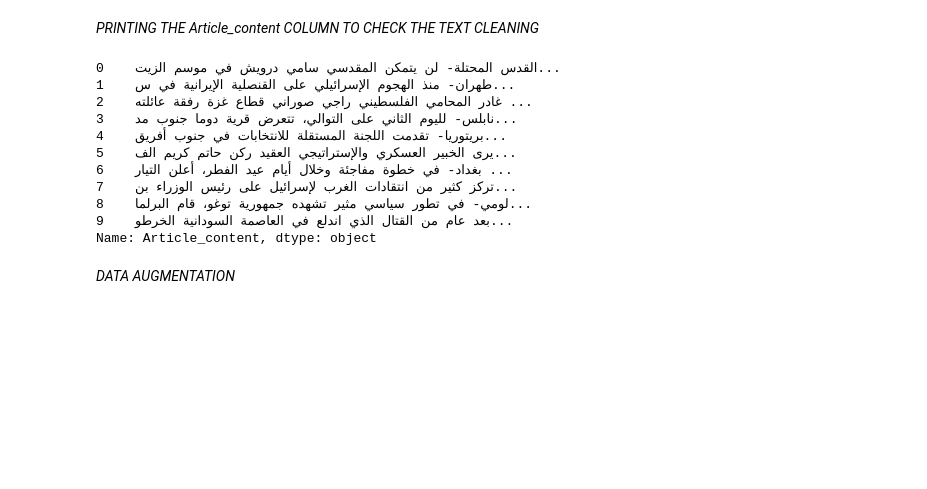
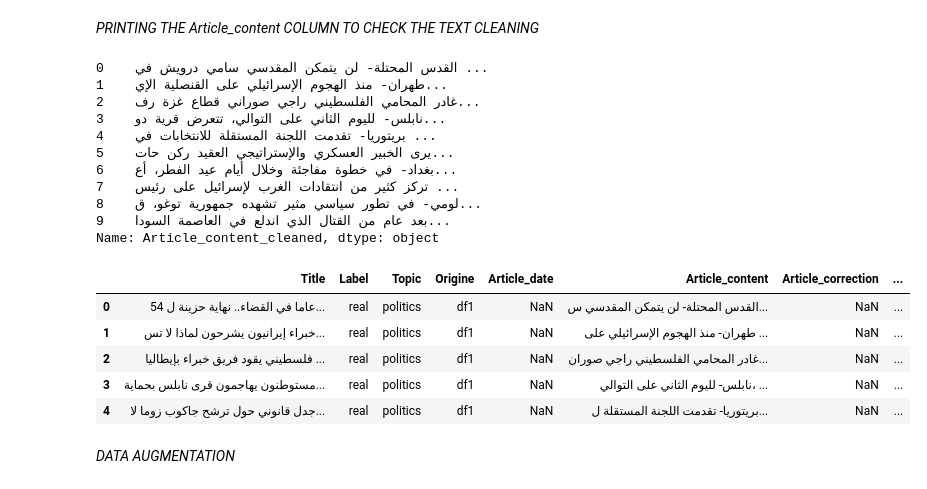
Before and after one commit to elaaatif/NLP-Creation-of-BERT-LSTM-BILSTM-for-Arabic-news-Dataset, a Jupyter notebook: DATA-CLEANING.IPYNB, the cells around one changed output. Drawn from its saved outputs; the diff is of its cells as text; code cells hidden in the pictures; blank space fills up the shorter version.

```diff
--- a/DATA-CLEANING.IPYNB
+++ b/DATA-CLEANING.IPYNB
@@ -32,3 +32,14 @@ df.describe()
 # Replace empty strings ('[]' and "['']") with NaN
 df['Article_content'] = df['Article_content'].replace(['[]', "['']"], np.nan)
 df['Article_correction'] = df['Article_correction'].replace(['[]', "['']"], np.nan)
+# %%
+# Replace 'df' with the name of your DataFrame if it's different
+
+# Check if Article_content contains the specified text
+df['contains_text'] = df['Article_content'].str.contains('تابع الجزيرة نت على', na=False)
+
+# Set Label to 'real' where contains_text is True and Label is nan
+df.loc[df['contains_text'] & df['Label'].isna(), 'Label'] = 'real'
+
+# Drop the temporary column
+df.drop(columns=['contains_text'], inplace=True)
@@ -110,7 +140,9 @@ legitimacy_mapping = {
     'زائف جزئي': 'fake',
     'ساخر': 'fake',
     'رأي': 'fake',
-    'reel' : 'real'
+    'reel' : 'real',
+    'real' : 'real',
+    'fake' : 'fake',
 }
 
 # Map legitimacy values
@@ -265,30 +297,40 @@ def clean_arabic_text(text):
     return text
 
 # Apply the cleaning function to the 'Article_content' & 'Article_correction' columns
-df['Article_content'] = df['Article_content'].astype(str).apply(clean_arabic_text)
-df['Article_correction'] = df['Article_correction'].astype(str).apply(clean_arabic_text)
+df['Article_content_cleaned'] = df['Article_content'].astype(str).apply(clean_arabic_text)
+df['Article_correction_cleaned'] = df['Article_correction'].astype(str).apply(clean_arabic_text)
 # %% [markdown]
 *PRINTING THE Article_content COLUMN TO CHECK THE TEXT CLEANING*
 # %%
 # Set display options to show entire text - ENABLE IF YOU WANT TO DISPLAY ENTIRE TEXT
 #pd.set_option('display.max_colwidth', None)
 
-filtered_df = df[df['Article_content'].notnull()]
+filtered_df = df[df['Article_content_cleaned'].notnull()]
 
 # Print the first 10 rows of the 'Article_content' column where it is not NaN
-print(filtered_df['Article_content'].head(10))
+print(filtered_df['Article_content_cleaned'].head(10))
 # %% [output]
-0    القدس المحتلة- لن يتمكن المقدسي سامي درويش في موسم الزيت...
-1    طهران- منذ الهجوم الإسرائيلي على القنصلية الإيرانية في س...
-2    غادر المحامي الفلسطيني راجي صوراني قطاع غزة رفقة عائلته ...
-3    نابلس- لليوم الثاني على التوالي، تتعرض قرية دوما جنوب مد...
-4    بريتوريا- تقدمت اللجنة المستقلة للانتخابات في جنوب أفريق...
-5    يرى الخبير العسكري والإستراتيجي العقيد ركن حاتم كريم الف...
-6    بغداد- في خطوة مفاجئة وخلال أيام عيد الفطر، أعلن التيار ...
-7    تركز كثير من انتقادات الغرب لإسرائيل على رئيس الوزراء بن...
-8    لومي- في تطور سياسي مثير تشهده جمهورية توغو، قام البرلما...
-9    بعد عام من القتال الذي اندلع في العاصمة السودانية الخرطو...
-Name: Article_content, dtype: object
+0    القدس المحتلة- لن يتمكن المقدسي سامي درويش في ...
+1    طهران- منذ الهجوم الإسرائيلي على القنصلية الإي...
+2    غادر المحامي الفلسطيني راجي صوراني قطاع غزة رف...
+3    نابلس- لليوم الثاني على التوالي، تتعرض قرية دو...
+4    بريتوريا- تقدمت اللجنة المستقلة للانتخابات في ...
+5    يرى الخبير العسكري والإستراتيجي العقيد ركن حات...
+6    بغداد- في خطوة مفاجئة وخلال أيام عيد الفطر، أع...
+7    تركز كثير من انتقادات الغرب لإسرائيل على رئيس ...
+8    لومي- في تطور سياسي مثير تشهده جمهورية توغو، ق...
+9    بعد عام من القتال الذي اندلع في العاصمة السودا...
+Name: Article_content_cleaned, dtype: object
+# %%
+#pd.set_option('display.max_colwidth', 50)
+df.head()
+# %% [output]
+|  | Title | Label | Topic | Origine | Article_date | Article_content | Article_correction | ... |
+| 0 | 54 عاما في القضاء.. نهاية حزينة ل... | real | politics | df1 | NaN | القدس المحتلة- لن يتمكن المقدسي س... | NaN | ... |
+| 1 | خبراء إيرانيون يشرحون لماذا لا تس... | real | politics | df1 | NaN | طهران- منذ الهجوم الإسرائيلي على ... | NaN | ... |
+| 2 | فلسطيني يقود فريق خبراء بإيطاليا ... | real | politics | df1 | NaN | غادر المحامي الفلسطيني راجي صوران... | NaN | ... |
+| 3 | مستوطنون يهاجمون قرى نابلس بحماية... | real | politics | df1 | NaN | نابلس- لليوم الثاني على التوالي، ... | NaN | ... |
+| 4 | جدل قانوني حول ترشح جاكوب زوما لا... | real | politics | df1 | NaN | بريتوريا- تقدمت اللجنة المستقلة ل... | NaN | ... |
 # %% [markdown]
 *DATA AUGMENTATION*
 # %% [markdown]
```
Also changed, not shown: parts of 5 cells of this notebook.
